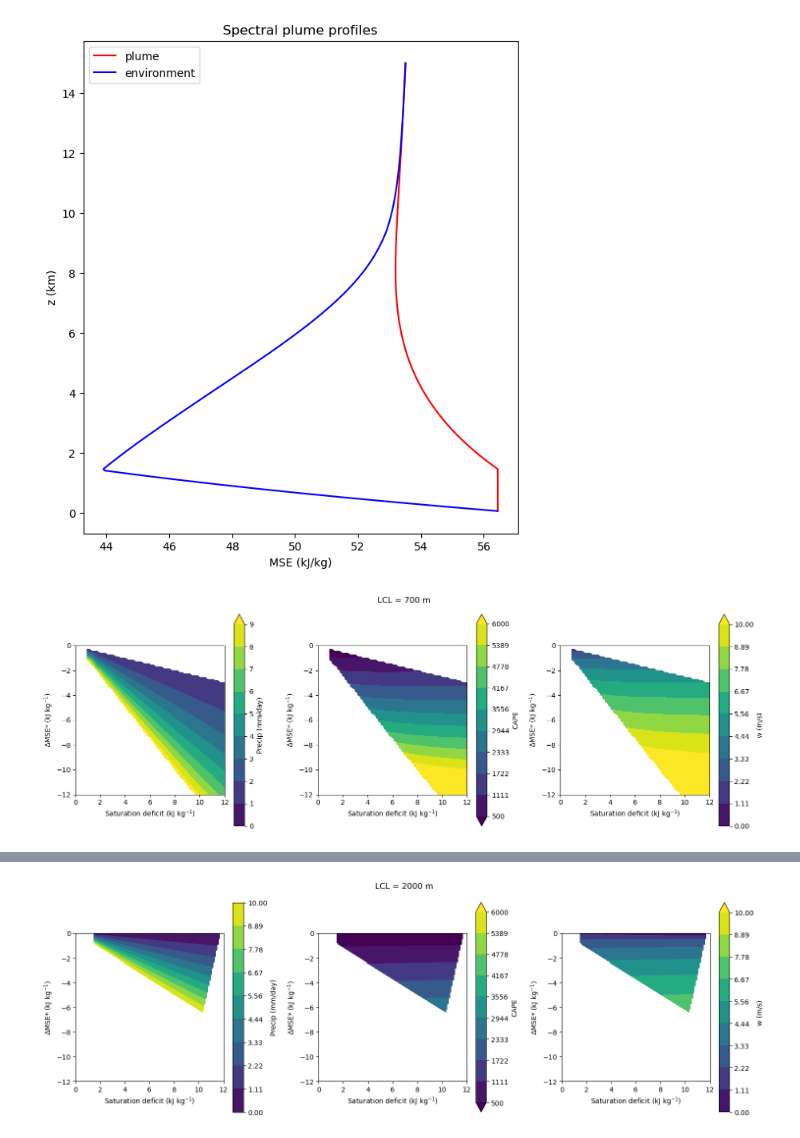
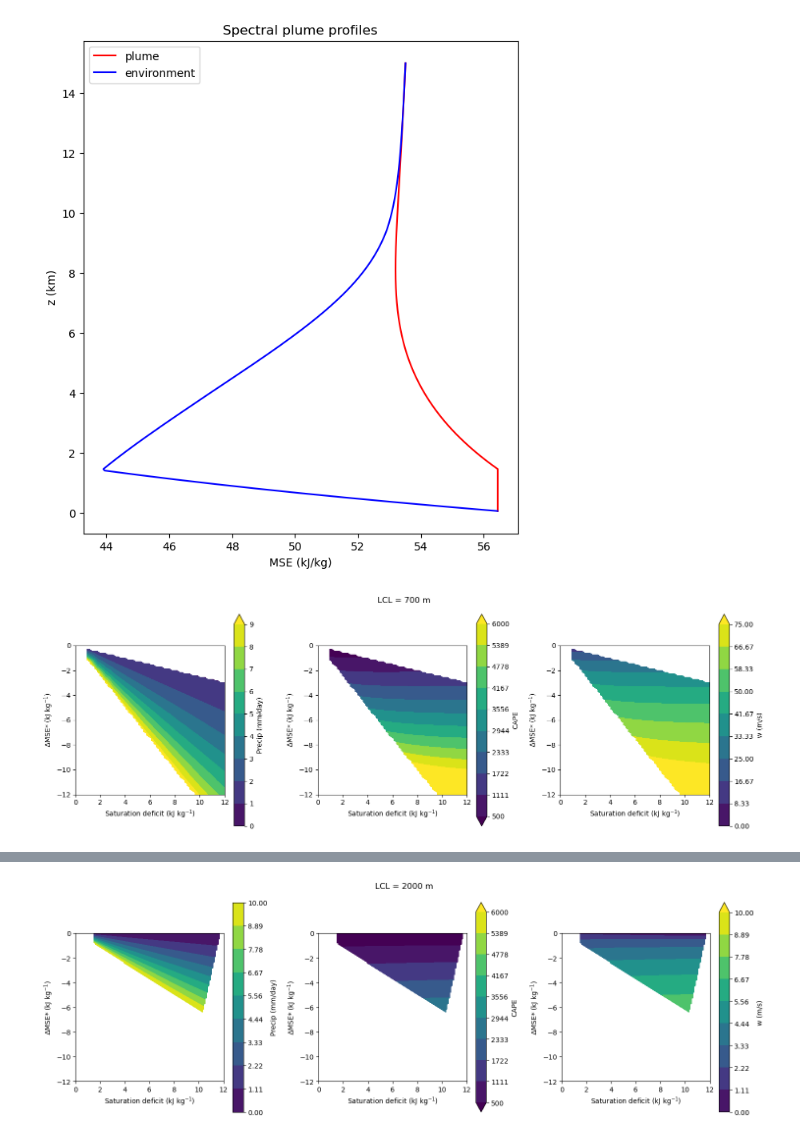
Before and after one commit to dongqi-DQ/plume_models, a Jupyter notebook: precip_backup.ipynb, the cells around one changed output, grey strips where cells are left out. Cells and saved outputs as stored; diff of their text form; code cells hidden in the pictures.

```diff
--- a/precip.ipynb
+++ b/precip_backup.ipynb
@@ -604,7 +604,7 @@ def scatter_to_contour(x_in,y_in,z_in):
     Zi = griddata((x, y), z, (Xi, Yi), method="linear")
     return Xi, Yi, Zi
 # %%
-z_lcl = 1400
+z_lcl = 700
 
 # 1. Create all (RH, P) pairs
 rng = np.random.default_rng(42) ## make things reproducible
@@ -615,32 +615,36 @@ param_pairs = [(RH, P) for RH in RH_values for P in P_values]
 # 2. Define worker function
 def worker(args):
     RH, P = args
-    B, CAPE, dh, sat_def, ent = spectral_plume_lcl(
+    B, CAPE_w, CAPE, dh, sat_def, ent = spectral_plume_lcl(
         model_type="precip", RH=RH, P=P, z_lcl=z_lcl,
         get_plane=True, plotting=False, save_data=False
     )
-    return B, CAPE, dh, sat_def, P, ent
+    return B,CAPE_w, CAPE, dh, sat_def, P, RH, ent
 
 # 3. Run in parallel
 num_cpus = 5
 with Pool(processes=5) as pool:
     results = list(tqdm(pool.imap(worker, param_pairs), total=len(param_pairs)))
-
-# 4. Unpack results
-B_list, CAPE_list, dh_list, sat_def_list, P_list,ent_list = zip(*results)
-B_list = list(B_list)
-CAPE_list = list(CAPE_list)
-dh_list = list(dh_list)
-sat_def_list = list(sat_def_list)
-P_list = list(P_list)
-ent_list = list(ent_list)
 # %%
+# 4. Unpack results
+B_list, CAPE_w_list, CAPE_list, dh_list, sat_def_list, P_list,RH_list, ent_list = zip(*results)
+B_list = list(B_list)
+CAPE_list = list(CAPE_list)
+CAPE_w_list = list(CAPE_w_list)
+dh_list = list(dh_list)
+sat_def_list = list(sat_def_list)
+P_list = list(P_list)
+RH_list = list(RH_list)
+ent_list = list(ent_list)
+
 df = pd.DataFrame({
     "B":B_list,
+    "CAPE_w": CAPE_w_list,
     "CAPE": CAPE_list,
     "dh": dh_list,
     "sat_def": sat_def_list,
     "P": P_list,
+    "RH": RH_list,
     "ent": ent_list,
             })
 df.to_csv(f"LCL_{z_lcl}m.csv", index=False)
@@ -649,7 +653,7 @@ import matplotlib.pyplot as plt
 # %%
 sat_def_arr = np.array(sat_def_list)*const.Lv0/1000
 dh_arr = np.array(dh_list)/1000
-w_arr = np.sqrt(np.array(B_list))
+w_arr = np.sqrt(np.array(CAPE_list))
 
 ent_ext = np.percentile(np.asarray(ent_list),10)
 mask_ext = np.asarray(ent_list)<ent_ext
@@ -662,32 +666,32 @@ Xi, Yi, Zi = scatter_to_contour(sat_def_arr, dh_arr, P_list)
 cf1 = ax1.contourf(Xi, Yi, Zi, levels=np.linspace(0, 9, 10),extend="max")
 fig.colorbar(cf1, ax=ax1, label="Precip (mm/day)")
 ax1.set_xlim(0,12)
 ax1.set_ylim(-12,0)
 ax1.set_xlabel(r"Saturation deficit (kJ kg$^{-1}$)")
 ax1.set_ylabel(r"$\Delta$MSE* (kJ kg$^{-1}$)")
 ax1.set_aspect('equal')
 
 ax2 = fig.add_subplot(132)
 Xi, Yi, Zi = scatter_to_contour(sat_def_arr, dh_arr, CAPE_list)
 cf2 = ax2.contourf(Xi, Yi, Zi,levels=np.linspace(500,6000,10),extend="both")
 fig.colorbar(cf2, ax=ax2,label="CAPE")
 ax2.set_xlim(0,12)
 ax2.set_ylim(-12,0)
 ax2.set_xlabel(r"Saturation deficit (kJ kg$^{-1}$)")
 ax2.set_ylabel(r"$\Delta$MSE* (kJ kg$^{-1}$)")
 ax2.set_aspect('equal')
 
 ax3 = fig.add_subplot(133)
 Xi, Yi, Zi = scatter_to_contour(sat_def_arr, dh_arr, w_arr)
-cf3 = ax3.contourf(Xi, Yi, Zi,levels=np.linspace(0,10,10),extend="max")
+cf3 = ax3.contourf(Xi, Yi, Zi,levels=np.linspace(0,75,10),extend="max")
 fig.colorbar(cf3, ax=ax3,label="w (m/s)")
 ax3.set_xlim(0,12)
 ax3.set_ylim(-12,0)
 ax3.set_xlabel(r"Saturation deficit (kJ kg$^{-1}$)")
 ax3.set_ylabel(r"$\Delta$MSE* (kJ kg$^{-1}$)")
 ax3.set_aspect('equal')
 
 plt.suptitle(f"LCL = {z_lcl} m")
 plt.tight_layout()
 # %% [output]
-[figure, old version]
+[figure, new version]
```
Also changed, not shown: parts of 1 cell of this notebook, 19 other files.
